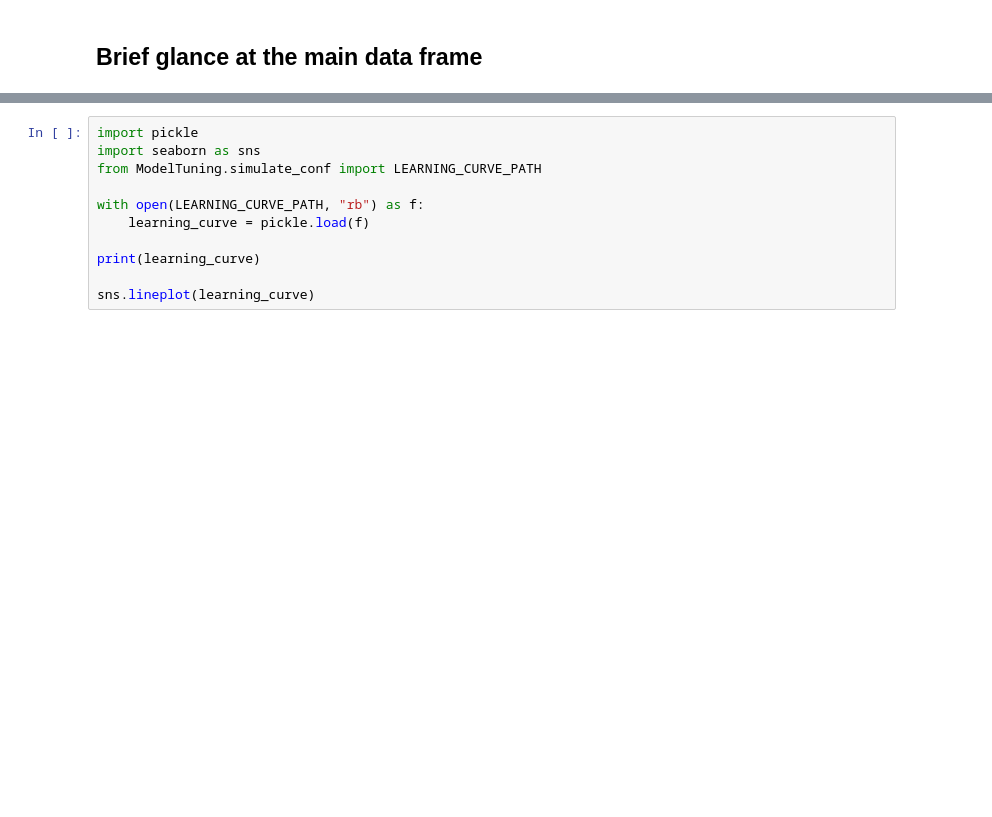
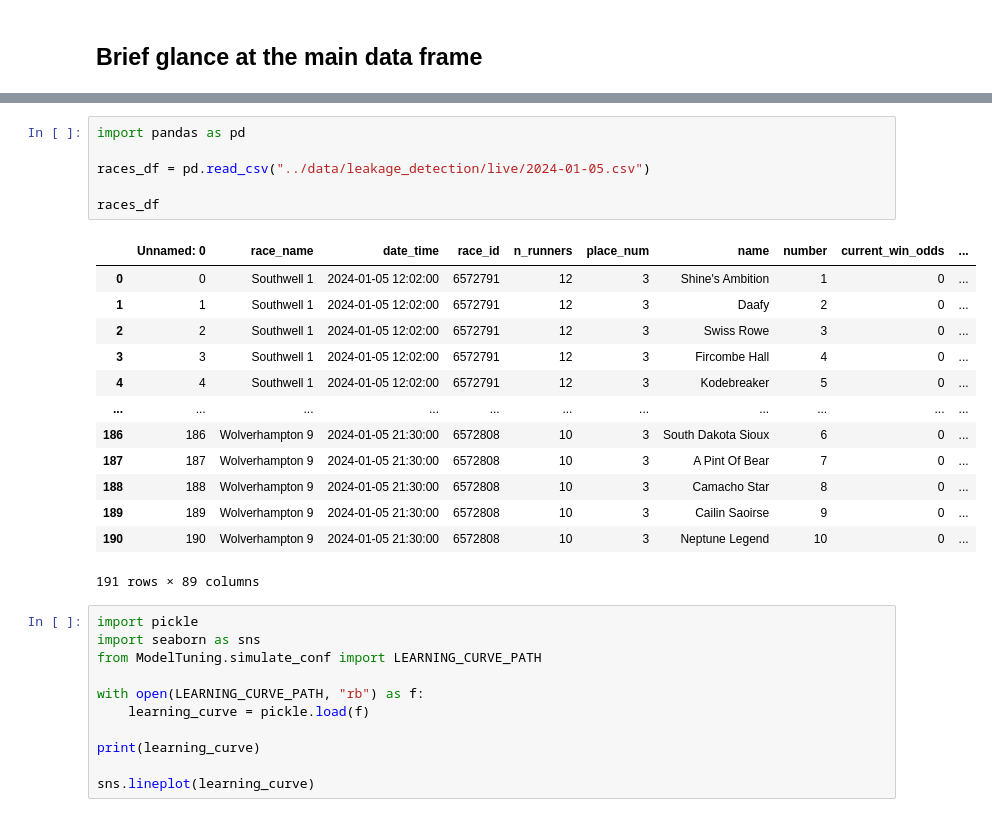
Before and after one commit to Dateb/WageringSystem, a Jupyter notebook: notebooks/EDA.ipynb, the cells around one changed output, grey strips where cells are left out. Cells and saved outputs as stored; diff of their text form; blank space fills up the shorter version.

```diff
--- a/notebooks/EDA.ipynb
+++ b/notebooks/EDA.ipynb
@@ -24,3 +24,23 @@ races_df
+# %%
+import pandas as pd
+
+races_df = pd.read_csv("../data/leakage_detection/live/2024-01-05.csv")
+
+races_df
+# %% [output]
+|  | Unnamed: 0 | race_name | date_time | race_id | n_runners | place_num | name | number | current_win_odds | ... |
+| 0 | 0 | Southwell 1 | 2024-01-05 12:02:00 | 6572791 | 12 | 3 | Shine's Ambition | 1 | 0 | ... |
+| 1 | 1 | Southwell 1 | 2024-01-05 12:02:00 | 6572791 | 12 | 3 | Daafy | 2 | 0 | ... |
+| 2 | 2 | Southwell 1 | 2024-01-05 12:02:00 | 6572791 | 12 | 3 | Swiss Rowe | 3 | 0 | ... |
+| 3 | 3 | Southwell 1 | 2024-01-05 12:02:00 | 6572791 | 12 | 3 | Fircombe Hall | 4 | 0 | ... |
+| 4 | 4 | Southwell 1 | 2024-01-05 12:02:00 | 6572791 | 12 | 3 | Kodebreaker | 5 | 0 | ... |
+| ... | ... | ... | ... | ... | ... | ... | ... | ... | ... | ... |
+| 186 | 186 | Wolverhampton 9 | 2024-01-05 21:30:00 | 6572808 | 10 | 3 | South Dakota Sioux | 6 | 0 | ... |
+| 187 | 187 | Wolverhampton 9 | 2024-01-05 21:30:00 | 6572808 | 10 | 3 | A Pint Of Bear | 7 | 0 | ... |
+| 188 | 188 | Wolverhampton 9 | 2024-01-05 21:30:00 | 6572808 | 10 | 3 | Camacho Star | 8 | 0 | ... |
+| 189 | 189 | Wolverhampton 9 | 2024-01-05 21:30:00 | 6572808 | 10 | 3 | Cailin Saoirse | 9 | 0 | ... |
+| 190 | 190 | Wolverhampton 9 | 2024-01-05 21:30:00 | 6572808 | 10 | 3 | Neptune Legend | 10 | 0 | ... |
+191 rows × 89 columns
 # %%
 import pickle
 import seaborn as sns
```
Also changed, not shown: parts of 1 cell of this notebook, 7 other files.
